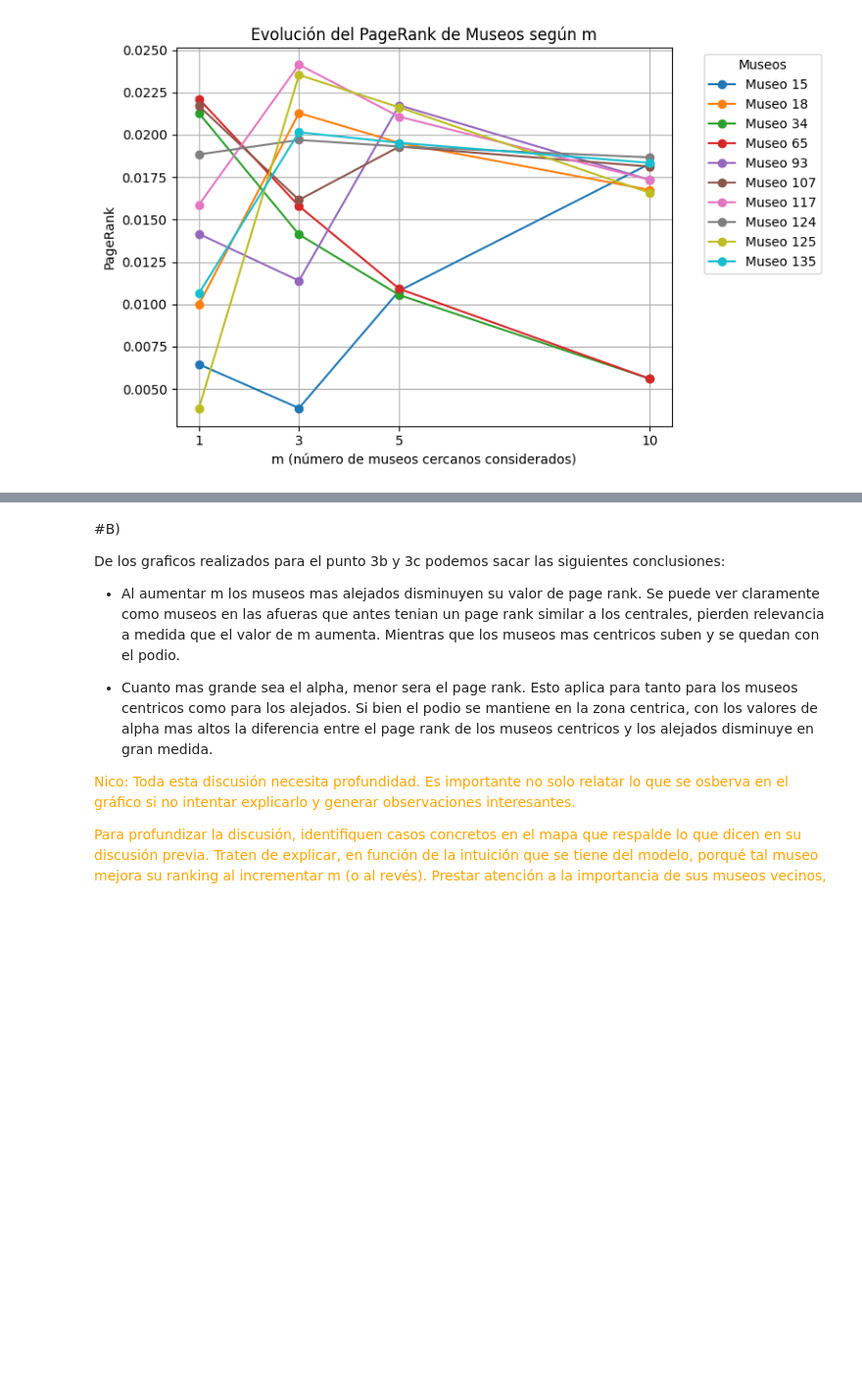
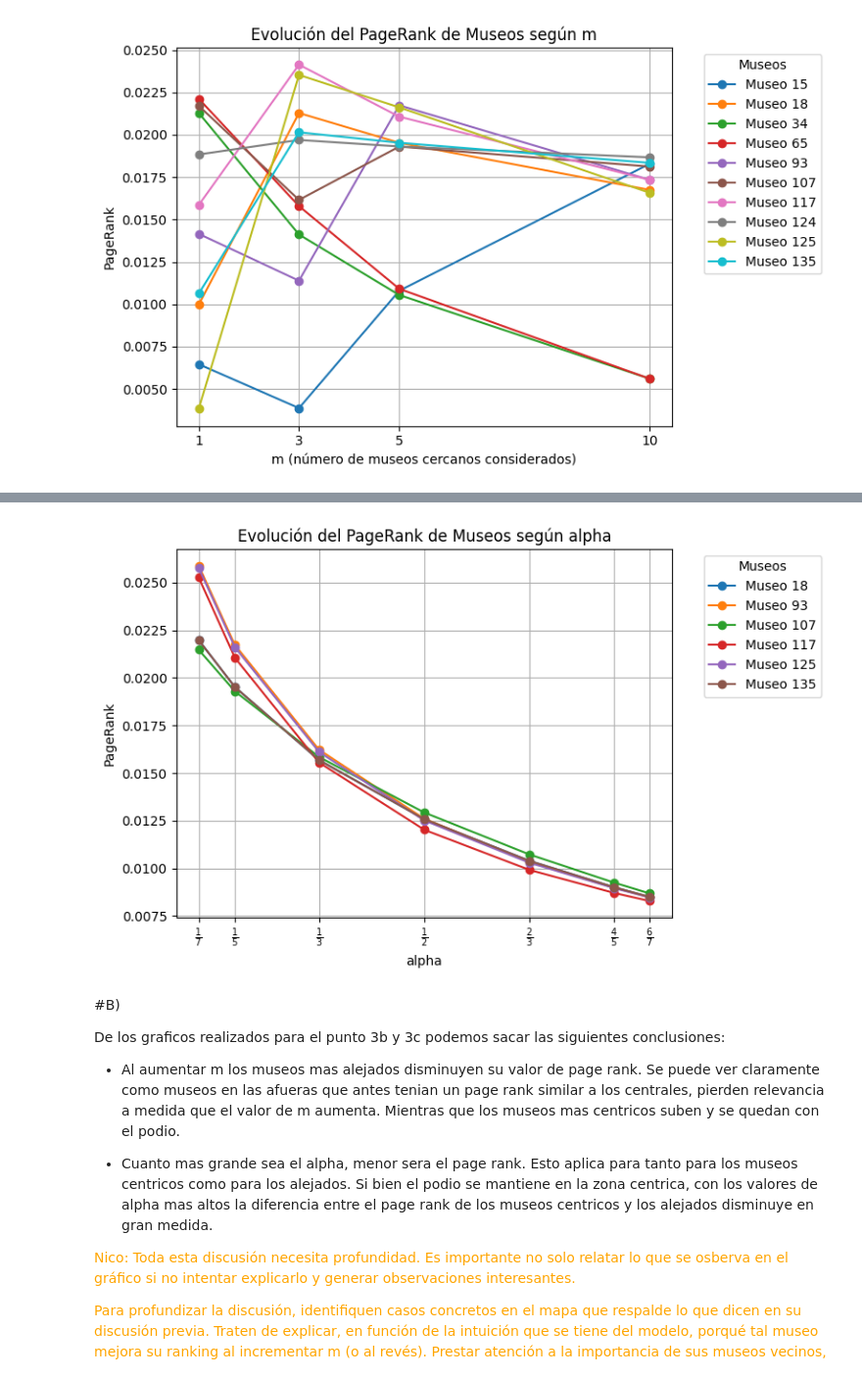
Before and after one commit to jerovernay/tp-Alc, a Jupyter notebook: TP_Libson_Vernay_Raffo_corregido.ipynb, the cells around one changed output, grey strips where cells are left out. Shown at 98% size. Cells and saved outputs as stored; diff of their text form; code cells hidden in the pictures; blank space fills up the shorter version.

Commit message:
Corregido todos los graf del 3, faltaria ver bien las conclusiones q sacamos de los graficos

```diff
--- a/TP_Libson_Vernay_Raffo_corregido.ipynb
+++ b/TP_Libson_Vernay_Raffo_corregido.ipynb
@@ -210,12 +210,2 @@ template_funciones_ 100%[===================>]   5.95K  --.-KB/s    in 0s
 # %% [markdown]
 # Punto 3:
-# %%
-from scipy.linalg import solve_triangular
-m = 1
-alpha = 0.2
-
-A = construye_adyacencia(D,m) # Construimos la matriz de adyacencia
-page_Rank = calcula_pagerank(A, alpha) # Realizamos el calculo
-page_Rank = page_Rank / np.sum(page_Rank) # Normalizamos para hacer mas viable la visualizacion
-
-print (page_Rank)
@@ -497,3 +420,50 @@ plt.show()
+# %%
+import numpy as np
+import matplotlib.pyplot as plt
+
+# Fijamos m
+m = 5
+
+# Distintos valores de alpha
+valores_alpha = [1/7, 1/5, 1/3, 1/2, 2/3, 4/5, 6/7]
+
+# mostramos alpha como fracciones en el grafico
+labels_frac = [r"$\frac{1}{7}$", r"$\frac{1}{5}$", r"$\frac{1}{3}$", r"$\frac{1}{2}$",
+               r"$\frac{2}{3}$", r"$\frac{4}{5}$", r"$\frac{6}{7}$"]
+
+# incluimos todos los museos que aparecen alguna vez en el podio
+id_museos = np.array([18, 93, 107, 117, 125, 135])
+
+# Diccionario para guardar la evolución del PageRank según alpha
+infopage_rank = {id_real: [] for id_real in id_museos}
+
+# Recorremos los valores de alpha
+for alpha in valores_alpha:
+    A = construye_adyacencia(D, m)  # m fijo
+    Page_Rank = calcula_pagerank(A, alpha)
+    Page_Rank = Page_Rank / np.sum(Page_Rank)  # Normalización
+
+    # Asociamos cada valor con su id_real
+    for id_real in id_museos:
+        infopage_rank[id_real].append(Page_Rank[id_real])
+
+# Graficamos la evolucion de page rank de cada museo mientras varia alpha
+plt.figure(figsize=(8, 5))
+
+for museo_id, valores in infopage_rank.items():
+    plt.plot(valores_alpha, valores, marker='o', label=f'Museo {museo_id}')
+
+plt.title('Evolución del PageRank de Museos según alpha')
+plt.xlabel('alpha')
+plt.ylabel('PageRank')
+plt.xticks(valores_alpha, labels_frac)  # etiquetas como fracciones, usamos los valores de alpha en el eje x
+plt.grid(True)
+# agregamos el titulo
+plt.legend(title='Museos', bbox_to_anchor=(1.05, 1), loc='upper left')
+plt.tight_layout()
+plt.show()
+# %% [output]
+[figure, added]
 # %% [markdown]
 #B)
 
```
Also changed, not shown: parts of 4 cells of this notebook.
